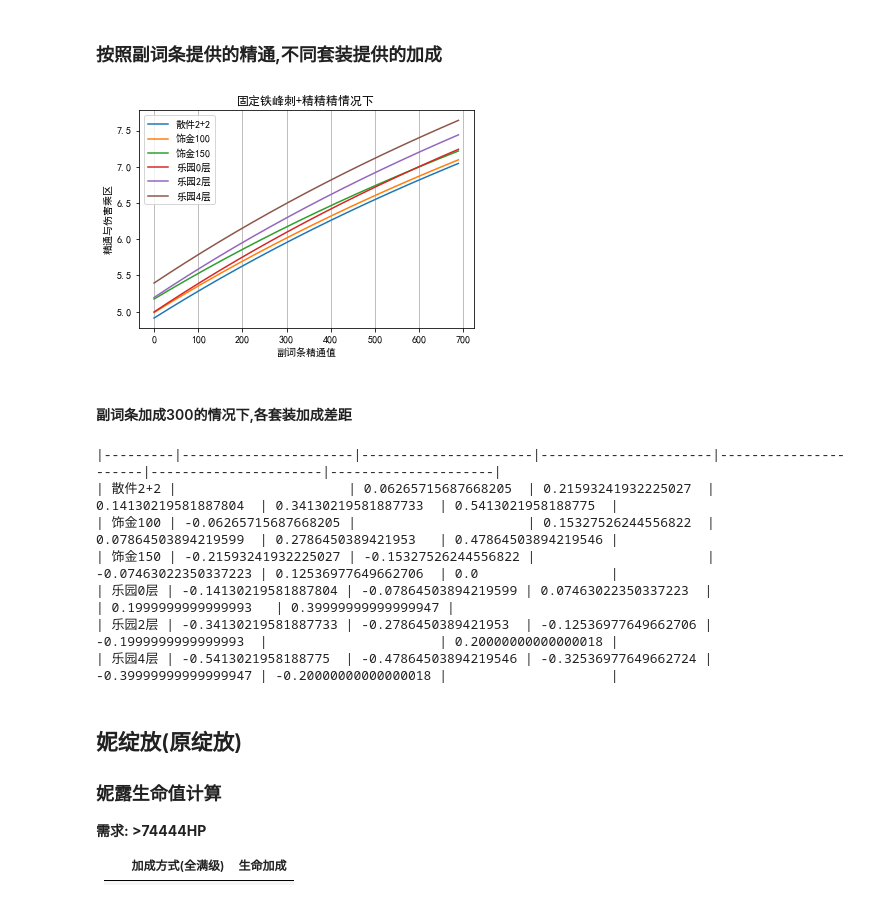
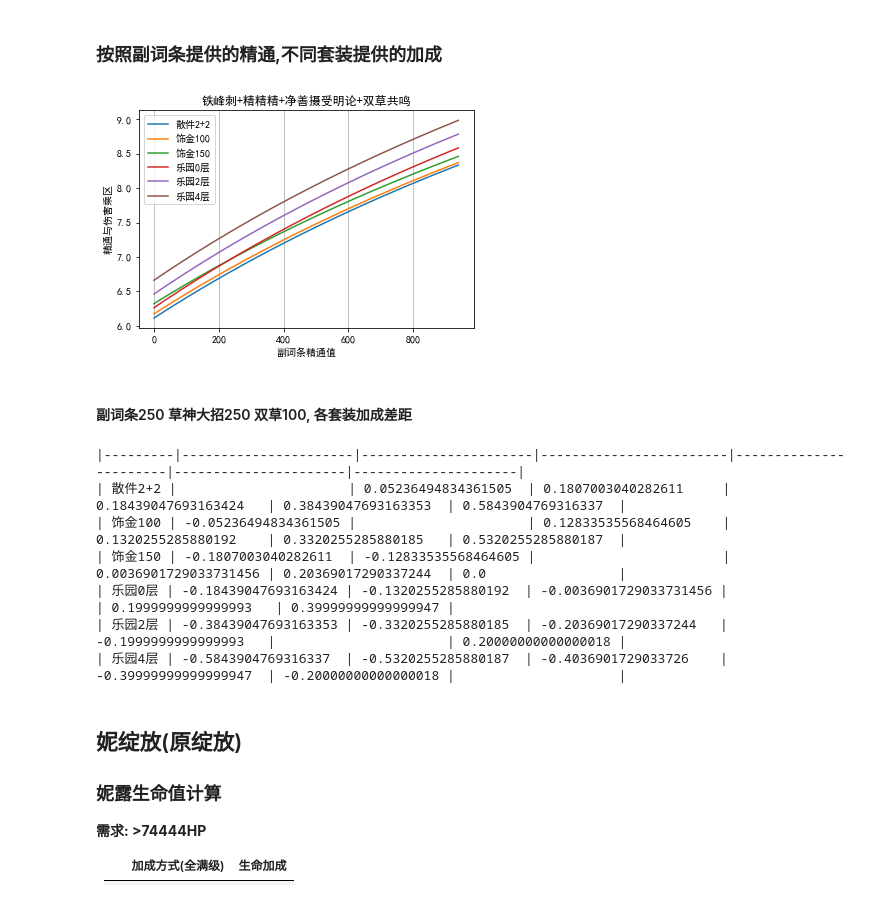
Before and after one commit to muedsa/mihoyo-lab-notebook, a Jupyter notebook: bloom-reactions.ipynb, the cells around one changed output. Drawn from its saved outputs; the diff is of its cells as text; code cells hidden in the pictures.

```diff
--- a/bloom-reactions.ipynb
+++ b/bloom-reactions.ipynb
@@ -37,6 +37,6 @@ $$精通 = 165 + 80 * 2 + 187 * 3 + 副词条精通$$
 # %%
 # 散件2+2
-def eFn1(subEm1):
-  return 165 + 80*2 + 187*3 + subEm1
+def eFn1(otherEm):
+  return 165 + 80*2 + 187*3 + otherEm
 # %% [markdown]
 - 饰金: 二件套+80 四件套+150(每个不同属性队友+50,按全部不同计算。注:双草共鸣可给全队加成最大100精通,有条件可以上双草)
@@ -44,9 +44,9 @@ $$精通 = 165 + 80 + 150 + 187 * 3 + 副词条精通$$
 # %%
 # 饰金2个不同属性队友
-def eFn2(subEm2):
-  return 165 + 80 + 100 + 187*3 + subEm2
+def eFn2(otherEm):
+  return 165 + 80 + 100 + 187*3 + otherEm
 # 饰金3个不同属性队友
-def eFn3(subEm3):
-  return 165 + 80 + 150 + 187*3 + subEm3
+def eFn3(otherEm):
+  return 165 + 80 + 150 + 187*3 + otherEm
 # %% [markdown]
 - 乐园(花神):
@@ -54,8 +54,8 @@ $$精通 = 165 + 80 + 187 * 3 + 副词条精通$$
 $$反应伤害 = 0.4 * (1 + 0.25 * n) \quad \forall n\in{0,1,2,3,4}$$
 # %%
 # 乐园
-def eFn4(subEm4):
-  return 165 + 80 + 187*3 + subEm4
+def eFn4(otherEm):
+  return 165 + 80 + 187*3 + otherEm
 # %% [markdown]
 ### 圣遗物副词条精通上下限
 
@@ -65,32 +65,33 @@ def eFn4(subEm4):
 # %% [markdown]
 ### 按照副词条提供的精通,不同套装提供的加成
 # %%
-subEm = np.arange(0, 138 * 5) # 副词条提供的精通范围
-em1 = eFn1(subEm)
-em2= eFn2(subEm)
-em3 = eFn3(subEm)
-em4 = eFn4(subEm)
+# 副词条 + 草神净善摄受明论250 + 双草100
+subEm = np.arange(0, 250 + 138 * 5)
+em1 = eFn1(subEm + 250 + 100)
+em2= eFn2(subEm + 250 + 100)
+em3 = eFn3(subEm + 250 + 100)
+em4 = eFn4(subEm + 250 + 100)
 plt.plot(subEm, (16 * em1)/(2000 + em1), label = '散件2+2')
 plt.plot(subEm, (16 * em2)/(2000 + em2), label = '饰金100')
 plt.plot(subEm, (16 * em3)/(2000 + em3), label = '饰金150')
 plt.plot(subEm, (16 * em4)/(2000 + em4) + 0.4, label = '乐园0层')
 plt.plot(subEm, (16 * em4)/(2000 + em4) + 0.6, label = '乐园2层')
 plt.plot(subEm, (16 * em4)/(2000 + em4) + 0.8, label = '乐园4层')
 plt.xlabel('副词条精通值')
 plt.ylabel('精通与伤害乘区')
-plt.title('固定铁峰刺+精精精情况下')
+plt.title('铁峰刺+精精精+净善摄受明论+双草共鸣')
 plt.legend()
 plt.grid(axis='x')
 plt.show()
 # %% [output]
-[figure, old version]
+[figure, new version]
 # %% [markdown]
-#### 副词条加成300的情况下,各套装加成差距
+#### 副词条250 草神大招250 双草100, 各套装加成差距
 # %%
-em3001 = eFn1(300)
-em3002 = eFn2(300)
-em3003 = eFn3(300)
-em3004 = eFn4(300)
+em3001 = eFn1(250 + 250 + 100)
+em3002 = eFn2(250 + 250 + 100)
+em3003 = eFn3(250 + 250 + 100)
+em3004 = eFn4(250 + 250 + 100)
 dm3001 = (16 * em3001)/(2000 + em3001)
 dm3002 = (16 * em3002)/(2000 + em3002)
 dm3003 = (16 * em3003)/(2000 + em3003)
@@ -108,13 +109,13 @@ dm300Table = [
 ]
 print(tabulate(dm300Table, tablefmt='github'))
 # %% [output]
-|---------|----------------------|----------------------|----------------------|----------------------|----------------------|---------------------|
-| 散件2+2 |                      | 0.06265715687668205  | 0.21593241932225027  | 0.14130219581887804  | 0.34130219581887733  | 0.5413021958188775  |
-| 饰金100 | -0.06265715687668205 |                      | 0.15327526244556822  | 0.07864503894219599  | 0.2786450389421953   | 0.47864503894219546 |
-| 饰金150 | -0.21593241932225027 | -0.15327526244556822 |                      | -0.07463022350337223 | 0.12536977649662706  | 0.0                 |
-| 乐园0层 | -0.14130219581887804 | -0.07864503894219599 | 0.07463022350337223  |                      | 0.1999999999999993   | 0.39999999999999947 |
-| 乐园2层 | -0.34130219581887733 | -0.2786450389421953  | -0.12536977649662706 | -0.1999999999999993  |                      | 0.20000000000000018 |
-| 乐园4层 | -0.5413021958188775  | -0.47864503894219546 | -0.32536977649662724 | -0.39999999999999947 | -0.20000000000000018 |                     |
+|---------|----------------------|----------------------|------------------------|-----------------------|----------------------|---------------------|
+| 散件2+2 |                      | 0.05236494834361505  | 0.1807003040282611     | 0.18439047693163424   | 0.38439047693163353  | 0.5843904769316337  |
+| 饰金100 | -0.05236494834361505 |                      | 0.12833535568464605    | 0.1320255285880192    | 0.3320255285880185   | 0.5320255285880187  |
+| 饰金150 | -0.1807003040282611  | -0.12833535568464605 |                        | 0.0036901729033731456 | 0.20369017290337244  | 0.0                 |
+| 乐园0层 | -0.18439047693163424 | -0.1320255285880192  | -0.0036901729033731456 |                       | 0.1999999999999993   | 0.39999999999999947 |
+| 乐园2层 | -0.38439047693163353 | -0.3320255285880185  | -0.20369017290337244   | -0.1999999999999993   |                      | 0.20000000000000018 |
+| 乐园4层 | -0.5843904769316337  | -0.5320255285880187  | -0.4036901729033726    | -0.39999999999999947  | -0.20000000000000018 |                     |
 # %% [markdown]
 ## 妮绽放(原绽放)
 
```
Also changed, not shown: parts of 3 cells of this notebook.
